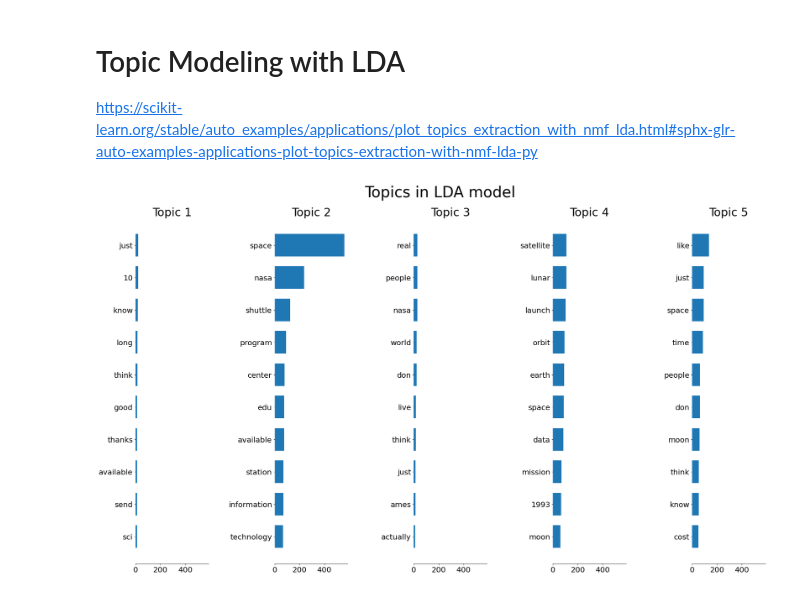
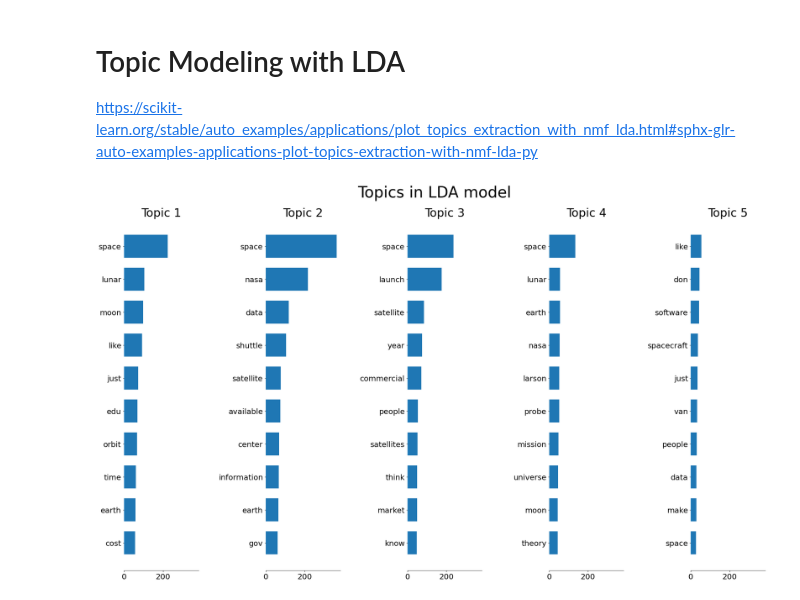
Before and after one commit to natsakh/Data-Analysis, a Jupyter notebook: Pr_4/4.5 - Topic Modeling.ipynb, the cells around one changed output. Cells and saved outputs as stored; diff of their text form; code cells hidden in the pictures.

```diff
--- a/Pr_4/4.5 - Topic Modeling.ipynb
+++ b/Pr_4/4.5 - Topic Modeling.ipynb
@@ -36,19 +35,15 @@ n_features = 1000
 n_components = 5
 n_top_words = 10
 # %%
-vectorizer = CountVectorizer(max_df=0.95, min_df=0.05,
-                                max_features=n_features,
-                                stop_words='english')
+vectorizer = CountVectorizer(stop_words='english')
 
 data_vectorized = vectorizer.fit_transform(newsgroup.data)
 
-lda = LatentDirichletAllocation(n_components=n_components, max_iter=5,
-                                learning_method='online',
-                                learning_offset=50., random_state = 0)
+lda = LatentDirichletAllocation(n_components=n_components, random_state=0)
 
 lda.fit(data_vectorized)
 
 feature_names = vectorizer.get_feature_names()
 plot_top_words(lda, feature_names, n_top_words, 'Topics in LDA model')
 # %% [output]
-[figure, old version]
+[figure, new version]
```
Also changed, not shown: parts of 1 cell of this notebook.
